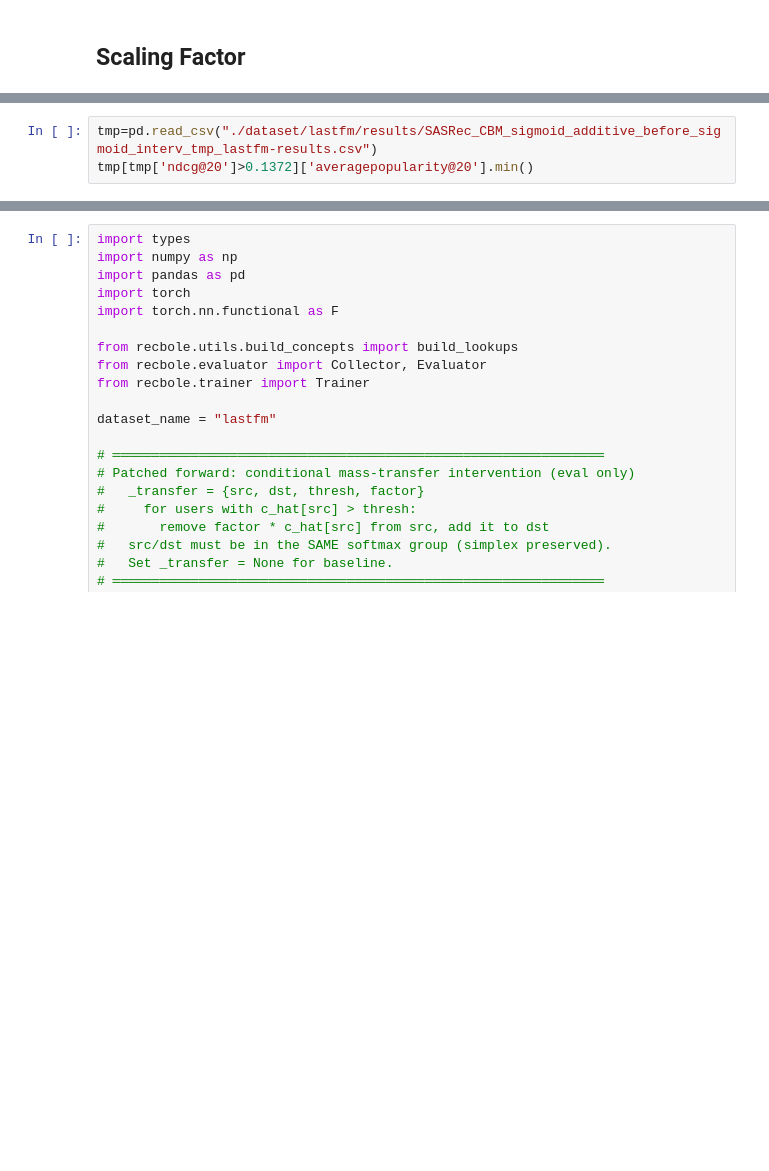
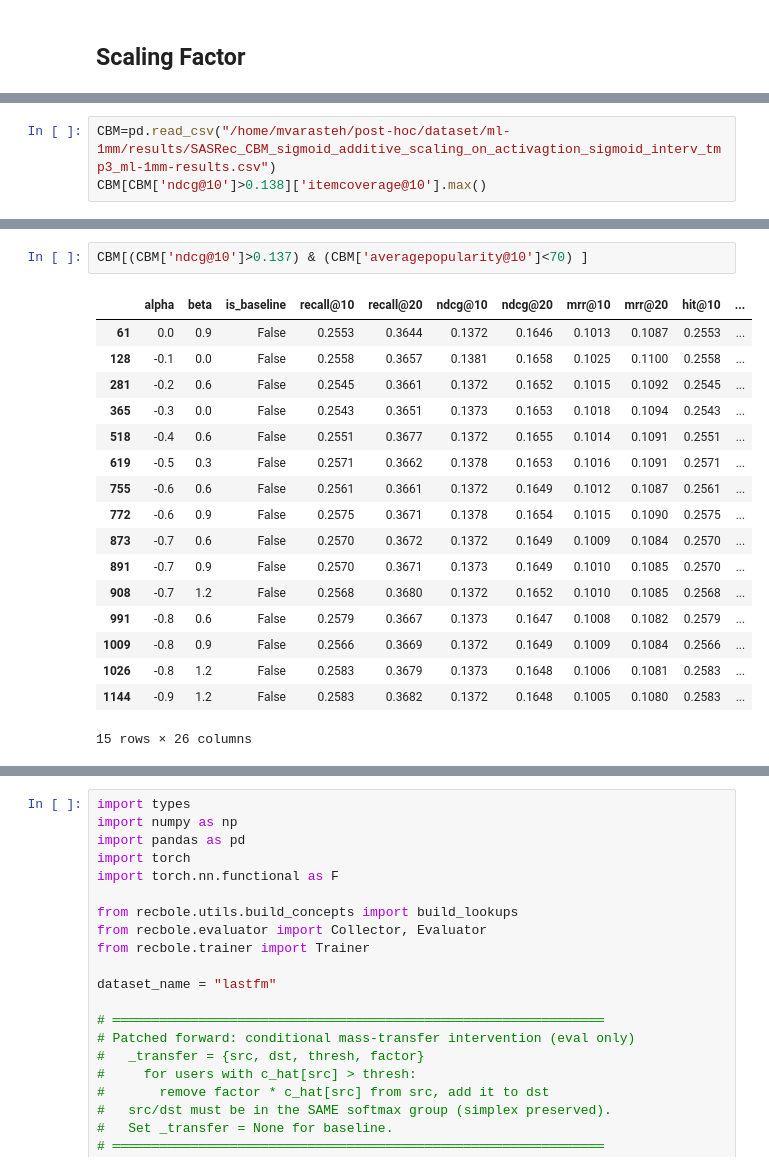
Before and after one commit to meysamvarasteh92/CBM, a Jupyter notebook: Steering.ipynb, the cells around one changed output, grey strips where cells are left out. Drawn from its saved outputs; the diff is of its cells as text; blank space fills up the shorter version.

```diff
--- a/Steering.ipynb
+++ b/Steering.ipynb
@@ -693,4 +705,4 @@ len(L['pop_set'])
 # %%
-tmp=pd.read_csv("./dataset/lastfm/results/SASRec_CBM_sigmoid_additive_before_sigmoid_interv_tmp_lastfm-results.csv")
-tmp[tmp['ndcg@20']>0.1372]['averagepopularity@20'].min()
+CBM=pd.read_csv("/home/mvarasteh/post-hoc/dataset/ml-1mm/results/SASRec_CBM_sigmoid_additive_scaling_on_activagtion_sigmoid_interv_tmp3_ml-1mm-results.csv")
+CBM[CBM['ndcg@10']>0.138]['itemcoverage@10'].max()
 # %% [output]
@@ -697,0 +729,20 @@ tmp[tmp['ndcg@20']>0.1372]['averagepopularity@20'].min()
+# %%
+CBM[(CBM['ndcg@10']>0.137) & (CBM['averagepopularity@10']<70) ]
+# %% [output]
+|  | alpha | beta | is_baseline | recall@10 | recall@20 | ndcg@10 | ndcg@20 | mrr@10 | mrr@20 | hit@10 | ... |
+| 61 | 0.0 | 0.9 | False | 0.2553 | 0.3644 | 0.1372 | 0.1646 | 0.1013 | 0.1087 | 0.2553 | ... |
+| 128 | -0.1 | 0.0 | False | 0.2558 | 0.3657 | 0.1381 | 0.1658 | 0.1025 | 0.1100 | 0.2558 | ... |
+| 281 | -0.2 | 0.6 | False | 0.2545 | 0.3661 | 0.1372 | 0.1652 | 0.1015 | 0.1092 | 0.2545 | ... |
+| 365 | -0.3 | 0.0 | False | 0.2543 | 0.3651 | 0.1373 | 0.1653 | 0.1018 | 0.1094 | 0.2543 | ... |
+| 518 | -0.4 | 0.6 | False | 0.2551 | 0.3677 | 0.1372 | 0.1655 | 0.1014 | 0.1091 | 0.2551 | ... |
+| 619 | -0.5 | 0.3 | False | 0.2571 | 0.3662 | 0.1378 | 0.1653 | 0.1016 | 0.1091 | 0.2571 | ... |
+| 755 | -0.6 | 0.6 | False | 0.2561 | 0.3661 | 0.1372 | 0.1649 | 0.1012 | 0.1087 | 0.2561 | ... |
+| 772 | -0.6 | 0.9 | False | 0.2575 | 0.3671 | 0.1378 | 0.1654 | 0.1015 | 0.1090 | 0.2575 | ... |
+| 873 | -0.7 | 0.6 | False | 0.2570 | 0.3672 | 0.1372 | 0.1649 | 0.1009 | 0.1084 | 0.2570 | ... |
+| 891 | -0.7 | 0.9 | False | 0.2570 | 0.3671 | 0.1373 | 0.1649 | 0.1010 | 0.1085 | 0.2570 | ... |
+| 908 | -0.7 | 1.2 | False | 0.2568 | 0.3680 | 0.1372 | 0.1652 | 0.1010 | 0.1085 | 0.2568 | ... |
+| 991 | -0.8 | 0.6 | False | 0.2579 | 0.3667 | 0.1373 | 0.1647 | 0.1008 | 0.1082 | 0.2579 | ... |
+| 1009 | -0.8 | 0.9 | False | 0.2566 | 0.3669 | 0.1372 | 0.1649 | 0.1009 | 0.1084 | 0.2566 | ... |
+| 1026 | -0.8 | 1.2 | False | 0.2583 | 0.3679 | 0.1373 | 0.1648 | 0.1006 | 0.1081 | 0.2583 | ... |
+| 1144 | -0.9 | 1.2 | False | 0.2583 | 0.3682 | 0.1372 | 0.1648 | 0.1005 | 0.1080 | 0.2583 | ... |
+15 rows × 26 columns
```
Also changed, not shown: parts of 25 cells of this notebook.
